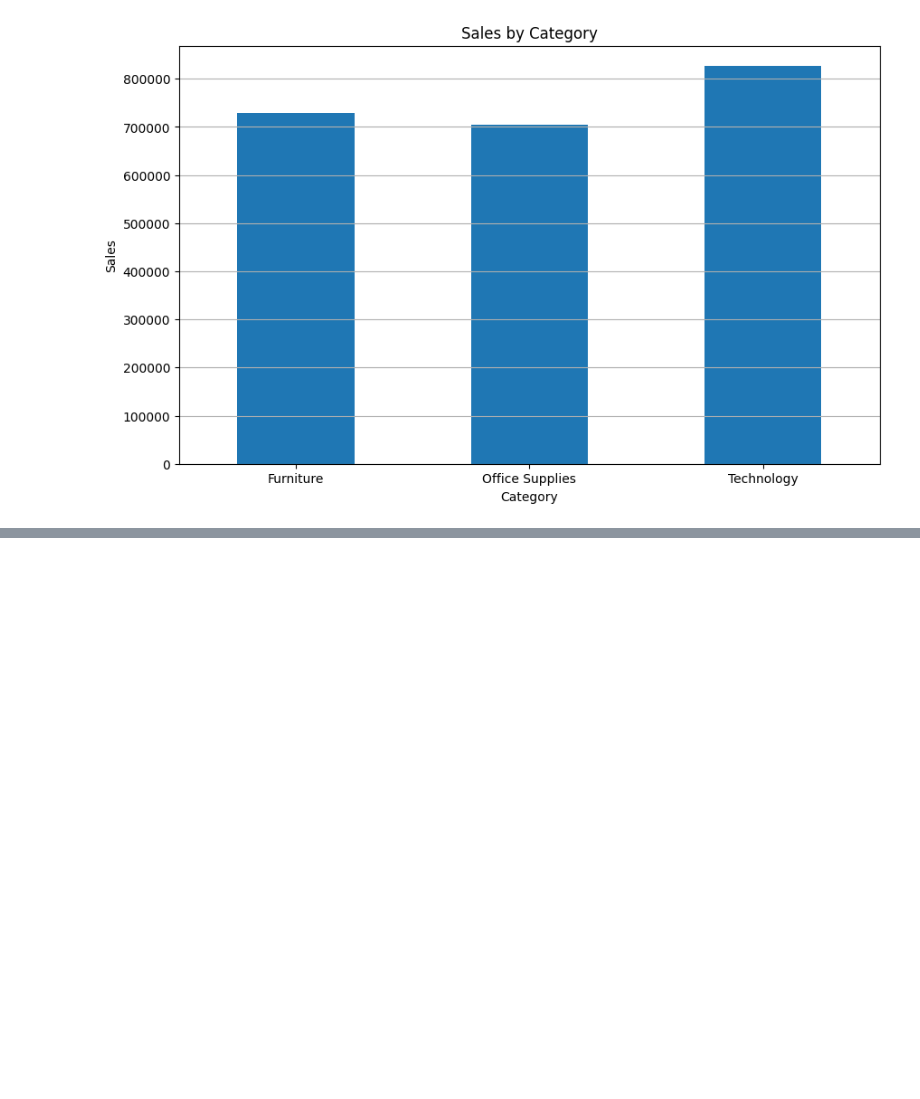
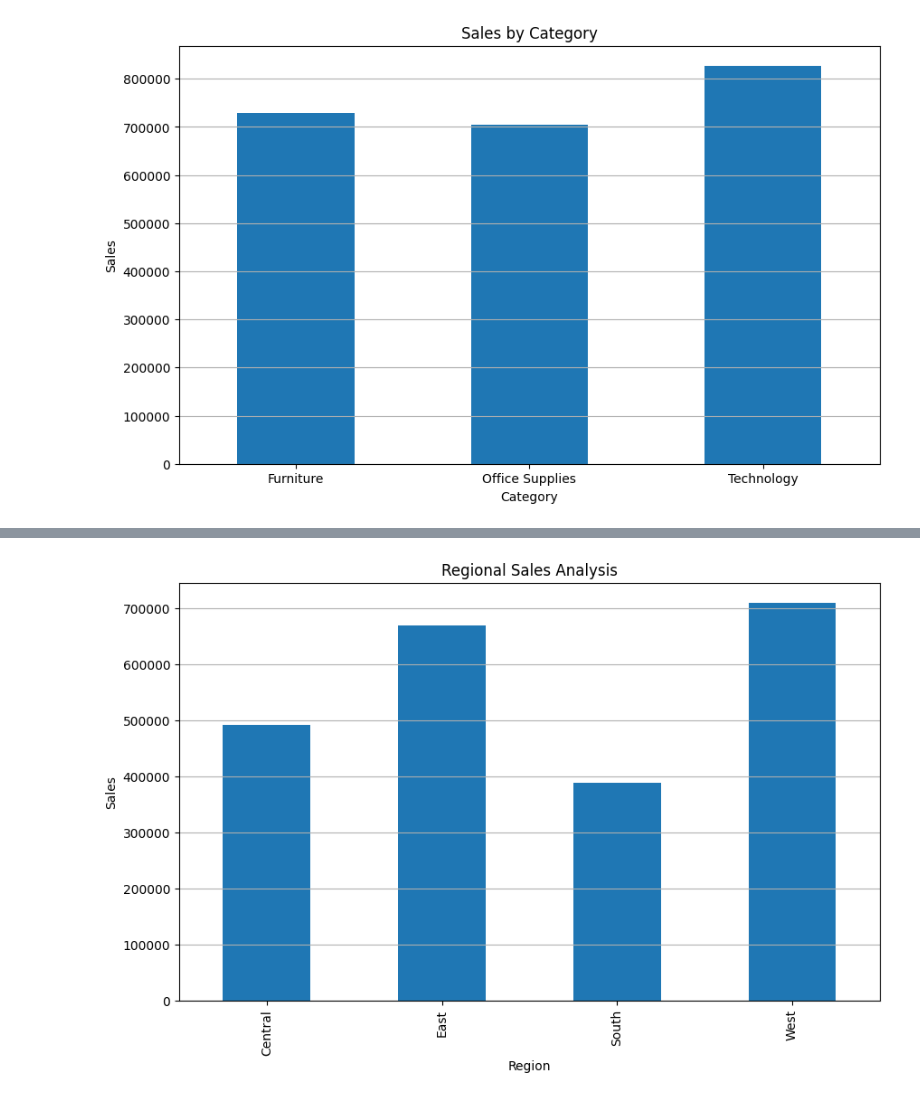
Before and after one commit to ChandanaKukudala/sales-analysis-forecasting, a Jupyter notebook: Sales_Analysis.ipynb, the cells around one changed output, grey strips where cells are left out. Drawn from its saved outputs; the diff is of its cells as text; code cells hidden in the pictures; blank space fills up the shorter version.

```diff
--- a/Sales_Analysis.ipynb
+++ b/Sales_Analysis.ipynb
@@ -176,0 +204,12 @@ The Technology category generates the highest sales, followed by Furniture and O
+# %%
+regional_sales = df.groupby('Region')['Sales'].sum()
+
+plt.figure(figsize=(10,6))
+regional_sales.plot(kind='bar')
+plt.title('Regional Sales Analysis')
+plt.xlabel('Region')
+plt.ylabel('Sales')
+plt.grid(axis='y')
+plt.show()
+# %% [output]
+[figure, added]
```
Also changed, not shown: parts of 17 cells of this notebook.
